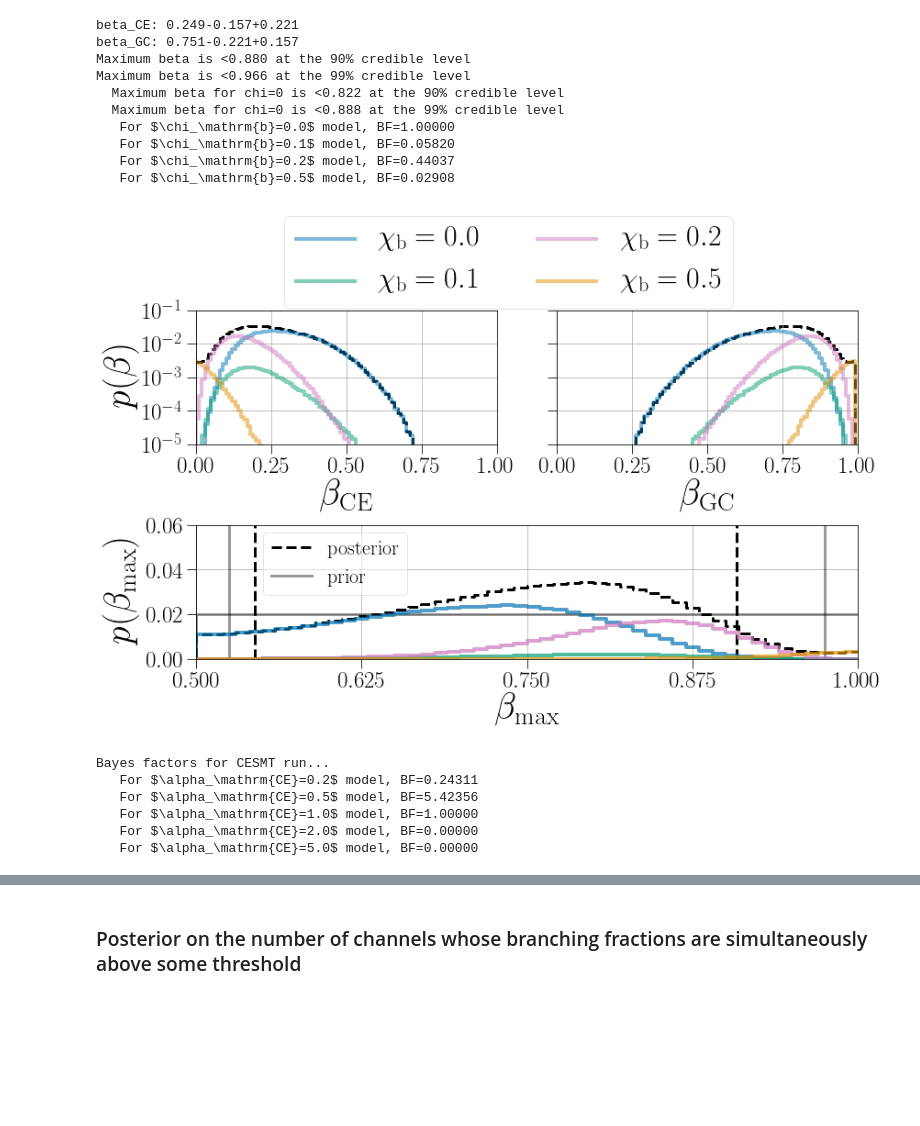
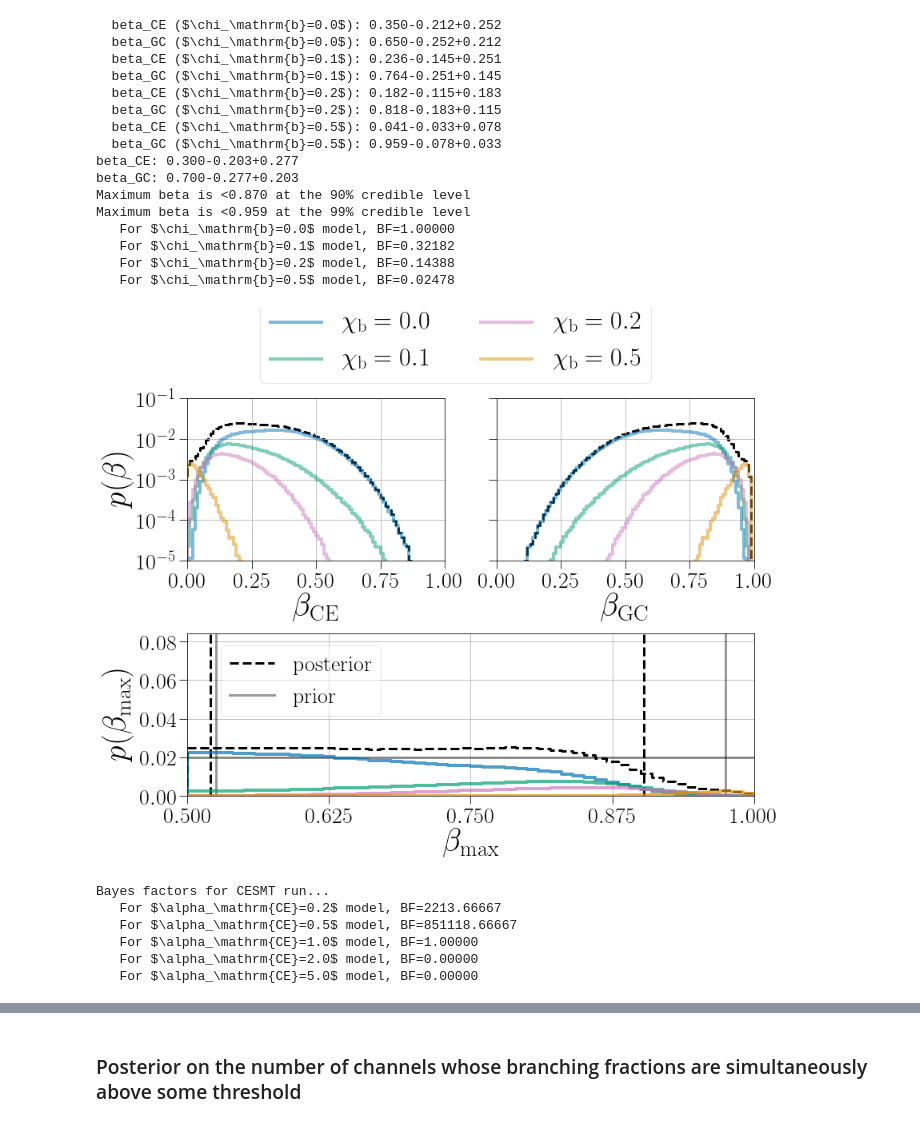
Before and after one commit to michaelzevin/model_selection, a Jupyter notebook: notebooks/paper_plots.ipynb, the cells around one changed output, grey strips where cells are left out. Cells and saved outputs as stored; diff of their text form; code cells hidden in the pictures; blank space fills up the shorter version.

Commit message:
updated resolution of paper plot. finalized plotting notebook

```diff
--- a/notebooks/paper_plots.ipynb
+++ b/notebooks/paper_plots.ipynb
@@ -27,11 +27,13 @@ plt.style.use("/Users/michaelzevin/.MATPLOTLIB_RCPARAMS.sty")
 # %%
 hyperparam_dict = {'p0':{0:r'$\chi_\mathrm{b}=0.0$', 1:r'$\chi_\mathrm{b}=0.1$', 2:r'$\chi_\mathrm{b}=0.2$', 3:r'$\chi_\mathrm{b}=0.5$'},
                    'p1':{0:r'$\alpha_\mathrm{CE}=0.2$', 1:r'$\alpha_\mathrm{CE}=0.5$', 2:r'$\alpha_\mathrm{CE}=1.0$', 3:r'$\alpha_\mathrm{CE}=2.0$', 4:r'$\alpha_\mathrm{CE}=5.0$'},
-                   'beta_CE': r'$\beta_\mathrm{CE}$', 'beta_CHE': r'$\beta_\mathrm{CHE}$', 'beta_GC': r'$\beta_\mathrm{GC}$', 'beta_NSC': r'$\beta_\mathrm{NSC}$', 'beta_SMT': r'$\beta_\mathrm{SMT}$'}
+                   'beta_CE': r'$\beta_\mathrm{CE}$', 'beta_CHE': r'$\beta_\mathrm{CHE}$', 'beta_GC': r'$\beta_\mathrm{GC}$', 'beta_NSC': r'$\beta_\mathrm{NSC}$', 'beta_SMT': r'$\beta_\mathrm{SMT}$',
+                   'beta_CE_det': r'$\beta_\mathrm{CE}^\mathrm{det}$', 'beta_CHE_det': r'$\beta_\mathrm{CHE}^\mathrm{det}$', 'beta_GC_det': r'$\beta_\mathrm{GC}^\mathrm{det}$', \
+                   'beta_NSC_det': r'$\beta_\mathrm{NSC}^\mathrm{det}$', 'beta_SMT_det': r'$\beta_\mathrm{SMT}^\mathrm{det}$'}
 # %%
-data_path = '/Users/michaelzevin/research/model_selection/model_selection/trials/gwobs'
-data_path_CEGC = '/Users/michaelzevin/research/model_selection/model_selection/trials/gwobs_CEGC'
-data_path_CESMT = '/Users/michaelzevin/research/model_selection/model_selection/trials/gwobs_CESMT'
+data_path = '/Users/michaelzevin/research/model_selection/model_selection/trials/gwobs_no190521'
+data_path_CEGC = '/Users/michaelzevin/research/model_selection/model_selection/trials/gwobs_CEGC_no190521'
+data_path_CESMT = '/Users/michaelzevin/research/model_selection/model_selection/trials/gwobs_CESMT_no190521'
 
 fig_path = '/Users/michaelzevin/research/model_selection/model_selection/paper/figures/'
 # %%
@@ -78,7 +80,7 @@ for file in run_files:
 samples_CEGC = pd.DataFrame()
 
 for file in sample_files:
-    tmp = pd.read_hdf(os.path.join(data_path_CEGC, file), key='model_selection/samples')
+    tmp = pd.read_hdf(os.path.join(data_path_CEGC, file), key='model_selection/detectable_samples')
     samples_CEGC = samples_CEGC.append(tmp)
 
 samples_CEGC = samples_CEGC.reset_index(drop=True)
@@ -104,8 +106,8 @@ def twochannel_branching_fractions(samples, hyperidx, prior_path, labelsize=40,
     hyperidx_key = 'p'+str(int(hyperidx))
 
 
-    fig = plt.figure(figsize=(12,8))
-    gs = gridspec.GridSpec(2,2, hspace=0.6)
+    fig = plt.figure(figsize=(12,10))
+    gs = gridspec.GridSpec(2,2, hspace=0.45)
 
     beta_axs = []
     for idx in np.arange(len(beta_keys)):
@@ -121,6 +123,12 @@ def twochannel_branching_fractions(samples, hyperidx, prior_path, labelsize=40,
 
         # loops through channels
         for idx, beta in enumerate(beta_keys):
+
+            med = np.median(samples_in_hypermodel[beta])
+            low90 = np.percentile(samples_in_hypermodel[beta],5)
+            high90 = np.percentile(samples_in_hypermodel[beta],95)
+            print("  {:s} ({:s}): {:0.3f}-{:0.3f}+{:0.3f}".format(beta, hval, med, med-low90, high90-med))
+
             if idx==0:
                 h, bins = np.histogram(samples_in_hypermodel[beta], bins=100, range=(0,1))
                 h = np.append(h, [0])
@@ -160,7 +168,7 @@ def twochannel_branching_fractions(samples, hyperidx, prior_path, labelsize=40,
 
     # legend
     if hyperidx_key=='p0':
-        fig.legend(bbox_to_anchor=(0.52, 0.90), loc='center', ncol=2, prop={'size':legendsize})
+        fig.legend(bbox_to_anchor=(0.52, 0.91), loc='center', ncol=2, prop={'size':legendsize})
     elif hyperidx_key=='p1':
         fig.legend(bbox_to_anchor=(0.45, 1.0), loc='center', ncol=len(hyperparam_dict[hyperidx_key].keys()), prop={'size':legendsize})
 
@@ -177,13 +185,6 @@ def twochannel_branching_fractions(samples, hyperidx, prior_path, labelsize=40,
     Bmax_ax.axvline(np.percentile(max_betas, 95), color='k', alpha=1.0, lw=3, linestyle='--')
     print("Maximum beta is <{:0.3f} at the 90% credible level".format(np.percentile(max_betas, 90)))
     print("Maximum beta is <{:0.3f} at the 99% credible level".format(np.percentile(max_betas, 99)))
-
-    # prior max betas when the chi=0.5 model is not considered
-    samples_nochi05 = samples.loc[samples[hyperidx_key]==0]
-    betas_nochi05 = samples_nochi05[beta_keys]
-    max_betas_nochi05 = betas_nochi05.max(axis=1)
-    print("  Maximum beta for chi=0 is <{:0.3f} at the 90% credible level".format(np.percentile(max_betas_nochi05, 90)))
-    print("  Maximum beta for chi=0 is <{:0.3f} at the 99% credible level".format(np.percentile(max_betas_nochi05, 99)))
 
     # get max beta for prior samples
     prior_samps = pd.read_hdf(prior_path, key='samples')
@@ -207,14 +208,14 @@ def twochannel_branching_fractions(samples, hyperidx, prior_path, labelsize=40,
     # format plot
     Bmax_ax.set_xlim(1/len(beta_keys),1)
     Bmax_ax.set_xticks((np.linspace(1/len(beta_keys), 1, 5)))
-    Bmax_ax.set_ylim(0, 0.06)
-    Bmax_ax.set_yticks((0, 0.02, 0.04, 0.06))
+    Bmax_ax.set_ylim(0, 0.084)
+    Bmax_ax.set_yticks((0, 0.02, 0.04, 0.06, 0.08))
 
     Bmax_ax.set_xlabel(r'$\beta_{\rm max}$', fontsize=labelsize, labelpad=8)
     Bmax_ax.set_ylabel(r'$p(\beta_{\rm max})$', fontsize=labelsize)
     Bmax_ax.tick_params(axis='both', labelsize=ticksize)
 
-    Bmax_ax.legend(prop={'size': legendsize-10}, loc='center', bbox_to_anchor=(0.21, 0.71))
+    Bmax_ax.legend(prop={'size': legendsize-4}, loc='center', bbox_to_anchor=(0.2, 0.71))
 
 
     # print Bayes factors
@@ -226,25 +227,31 @@ def twochannel_branching_fractions(samples, hyperidx, prior_path, labelsize=40,
 
 
 
-    plt.subplots_adjust(bottom=0.14, top=0.80, right=0.96)
+    plt.subplots_adjust(left=0.14, bottom=0.14, top=0.83, right=0.96)
 
-    plt.savefig(os.path.join(fig_path, 'beta_CEGC.png'))
+    plt.savefig(os.path.join(fig_path, 'beta_CEGC.png'), dpi=200)
 # %%
 twochannel_branching_fractions(samples_CEGC, 0, \
                          prior_path='/Users/michaelzevin/research/model_selection/model_selection/data/beta_prior/prior_samples_2channel.hdf5', \
-                              labelsize=40, ticksize=25, legendsize=32)
+                              labelsize=40, ticksize=28, legendsize=32)
 # %% [output]
-beta_CE: 0.249-0.157+0.221
-beta_GC: 0.751-0.221+0.157
-Maximum beta is <0.880 at the 90% credible level
-Maximum beta is <0.966 at the 99% credible level
-  Maximum beta for chi=0 is <0.822 at the 90% credible level
-  Maximum beta for chi=0 is <0.888 at the 99% credible level
+  beta_CE ($\chi_\mathrm{b}=0.0$): 0.350-0.212+0.252
+  beta_GC ($\chi_\mathrm{b}=0.0$): 0.650-0.252+0.212
+  beta_CE ($\chi_\mathrm{b}=0.1$): 0.236-0.145+0.251
+  beta_GC ($\chi_\mathrm{b}=0.1$): 0.764-0.251+0.145
+  beta_CE ($\chi_\mathrm{b}=0.2$): 0.182-0.115+0.183
+  beta_GC ($\chi_\mathrm{b}=0.2$): 0.818-0.183+0.115
+  beta_CE ($\chi_\mathrm{b}=0.5$): 0.041-0.033+0.078
+  beta_GC ($\chi_\mathrm{b}=0.5$): 0.959-0.078+0.033
+beta_CE: 0.300-0.203+0.277
+beta_GC: 0.700-0.277+0.203
+Maximum beta is <0.870 at the 90% credible level
+Maximum beta is <0.959 at the 99% credible level
    For $\chi_\mathrm{b}=0.0$ model, BF=1.00000
-   For $\chi_\mathrm{b}=0.1$ model, BF=0.05820
-   For $\chi_\mathrm{b}=0.2$ model, BF=0.44037
-   For $\chi_\mathrm{b}=0.5$ model, BF=0.02908
+   For $\chi_\mathrm{b}=0.1$ model, BF=0.32182
+   For $\chi_\mathrm{b}=0.2$ model, BF=0.14388
+   For $\chi_\mathrm{b}=0.5$ model, BF=0.02478
-[figure, old version]
+[figure, new version]
 # %%
 # print BFs for CESMT runs
 print('Bayes factors for CESMT run...')
@@ -257,8 +264,8 @@ for (hkey, hval) in hyperparam_dict['p1'].items():
     print("   For {:s} model, BF={:0.5f}".format(hval,BF))
 # %% [output]
 Bayes factors for CESMT run...
-   For $\alpha_\mathrm{CE}=0.2$ model, BF=0.24311
-   For $\alpha_\mathrm{CE}=0.5$ model, BF=5.42356
+   For $\alpha_\mathrm{CE}=0.2$ model, BF=2213.66667
+   For $\alpha_\mathrm{CE}=0.5$ model, BF=851118.66667
    For $\alpha_\mathrm{CE}=1.0$ model, BF=1.00000
    For $\alpha_\mathrm{CE}=2.0$ model, BF=0.00000
    For $\alpha_\mathrm{CE}=5.0$ model, BF=0.00000
```
Also changed, not shown: parts of 21 cells of this notebook, 2 other files.
